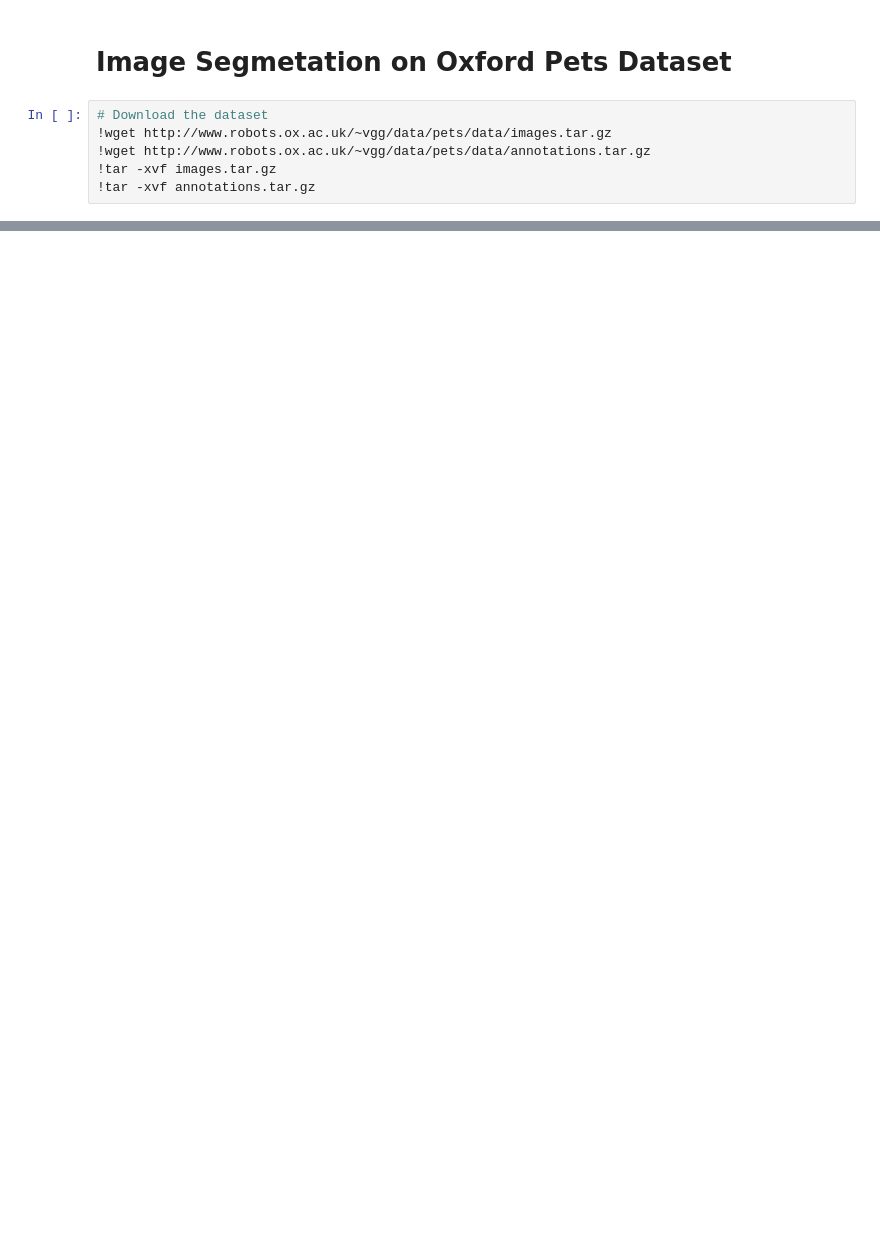
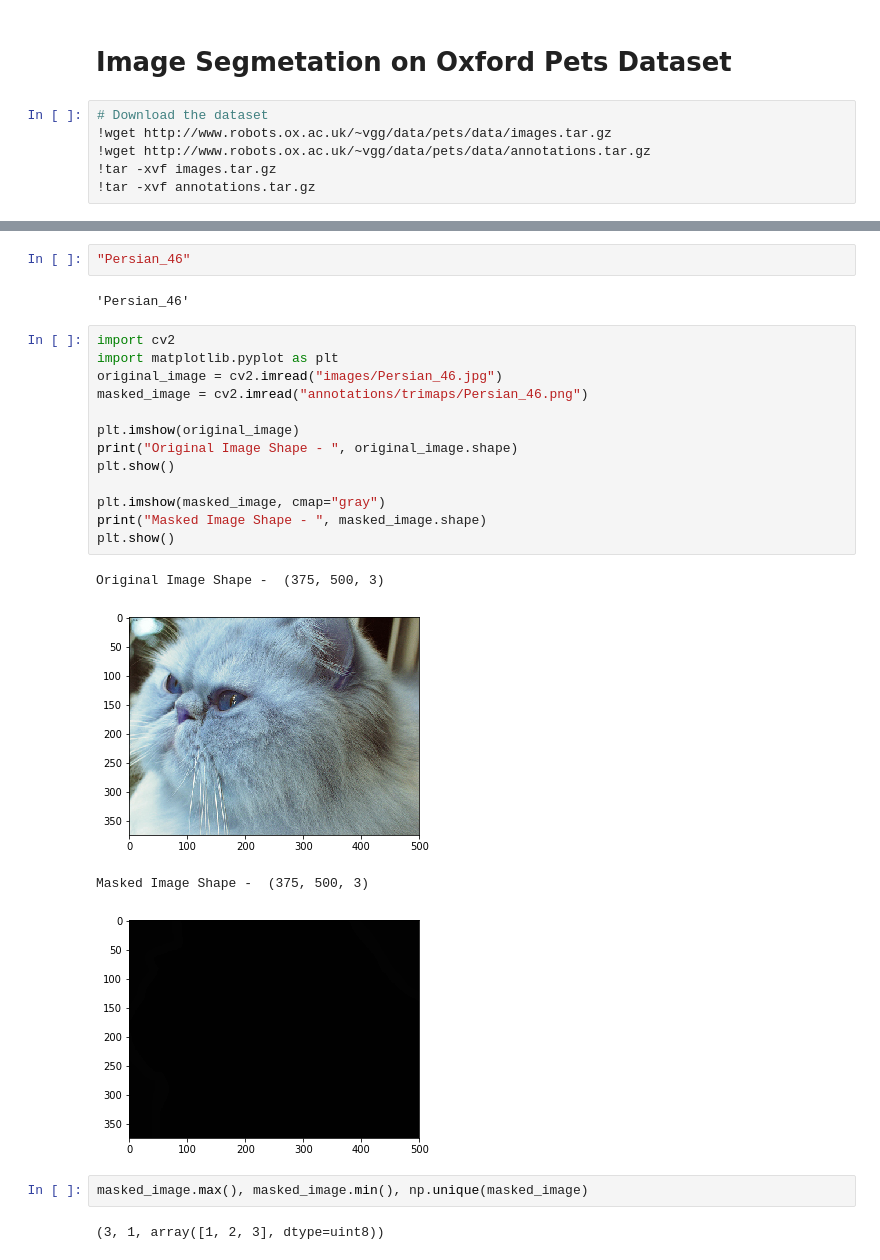
Before and after one commit to shivam-kotwalia/data-science-project, a Jupyter notebook: Image_Segmentation_on_Keras.ipynb, the cells around one changed output, grey strips where cells are left out. Saved outputs shown, nothing was run; the diff lists cells and outputs as text; blank space fills up the shorter version.

```diff
--- a/Image_Segmentation_on_Keras.ipynb
+++ b/Image_Segmentation_on_Keras.ipynb
@@ -38,0 +47,26 @@ dtype: int64
+# %%
+"Persian_46"
+# %% [output]
+'Persian_46'
+# %%
+import cv2
+import matplotlib.pyplot as plt
+original_image = cv2.imread("images/Persian_46.jpg")
+masked_image = cv2.imread("annotations/trimaps/Persian_46.png")
+
+plt.imshow(original_image)
+print("Original Image Shape - ", original_image.shape)
+plt.show()
+
+plt.imshow(masked_image, cmap="gray")
+print("Masked Image Shape - ", masked_image.shape)
+plt.show()
+# %% [output]
+Original Image Shape -  (375, 500, 3)
+[figure, added]
+Masked Image Shape -  (375, 500, 3)
+[figure, added]
+# %%
+masked_image.max(), masked_image.min(), np.unique(masked_image)
+# %% [output]
+(3, 1, array([1, 2, 3], dtype=uint8))
```
Also changed, not shown: parts of 3 cells of this notebook.
